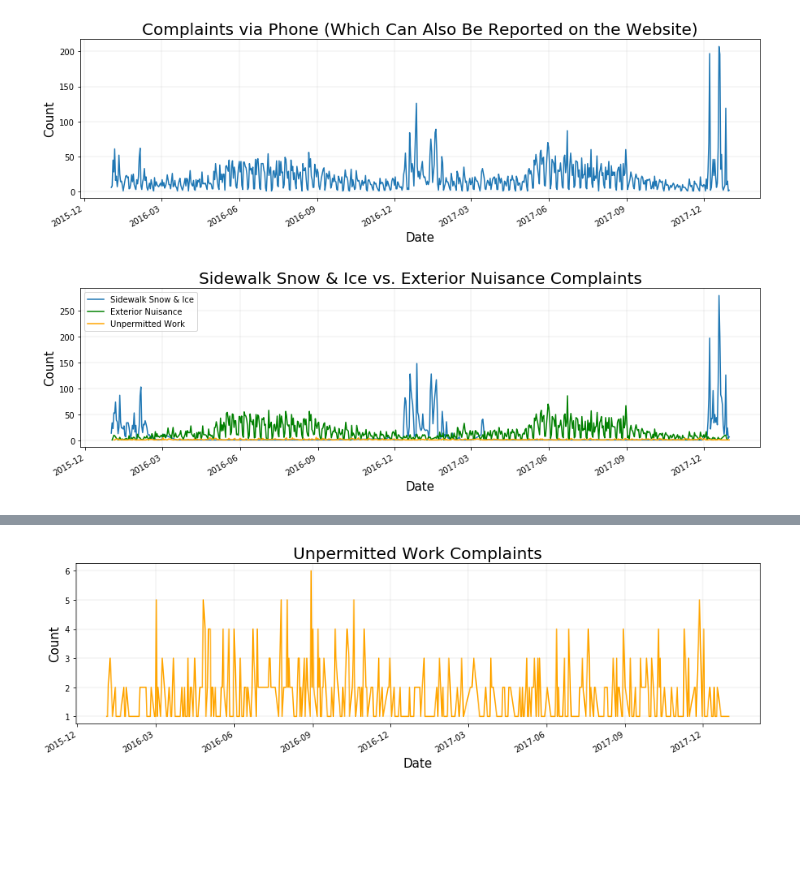
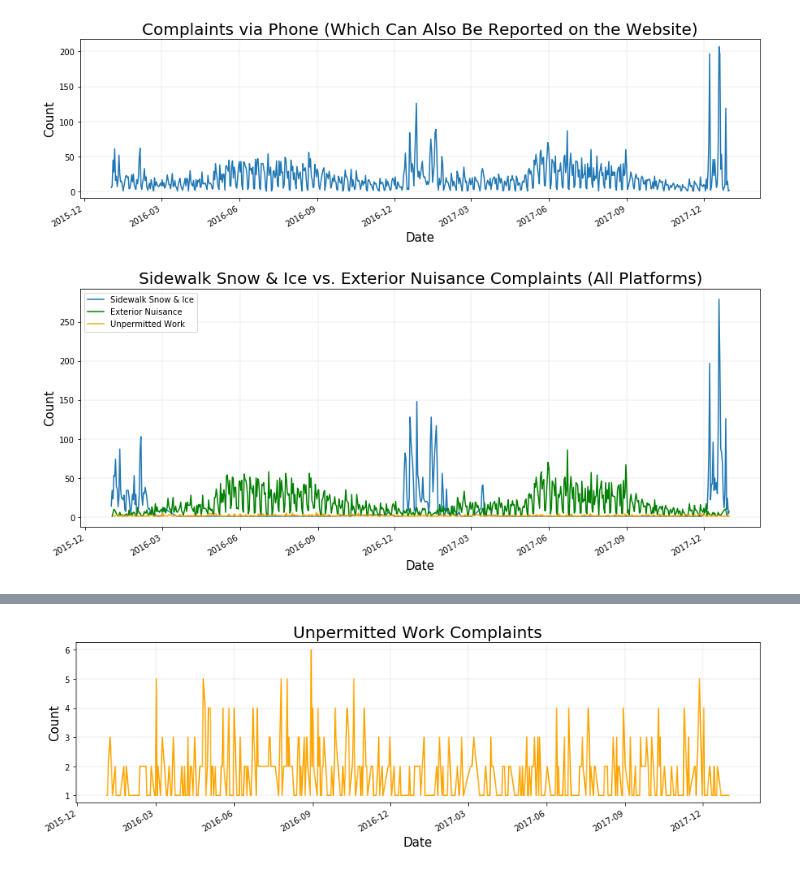
Before and after one commit to lwdee/Springboard, a Jupyter notebook: Capstone/Capstone_1_EDA.ipynb, the cells around one changed output, grey strips where cells are left out. Drawn from its saved outputs; the diff is of its cells as text; code cells hidden in the pictures; blank space fills up the shorter version.

```diff
--- a/Capstone/Capstone_1_EDA.ipynb
+++ b/Capstone/Capstone_1_EDA.ipynb
@@ -197,23 +210,23 @@ plt.show()
 # %%
 # Plot Sidewalk Snow & Ice complaints
 sidewalk_ice = df[df.title.str.contains("Sidewalk Snow")]
 sidewalk_ice.groupby('Date')['subject'].count().plot(
-    figsize = (15,4), label = 'Sidewalk Snow & Ice')
+    figsize = (15,6), label = 'Sidewalk Snow & Ice')
 
 # Plot Exterior Nuisance complaints
 ext_nuisance = df[df.title.str.contains("Exterior Nuisance")]
 ext_nuisance.groupby('Date')['subject'].count().plot(
-    figsize = (15,4), color = 'g', label = 'Exterior Nuisance')
+    figsize = (15,6), color = 'g', label = 'Exterior Nuisance')
 
 unpermitted_work = df[df.title.str.contains("Unpermitted Work")]
 unpermitted_work.groupby('Date')['subject'].count().plot(
-    figsize = (15,4), color = 'orange', label = 'Unpermitted Work')
+    figsize = (15,6), color = 'orange', label = 'Unpermitted Work')
 
 plt.legend()
-plt.title('Sidewalk Snow & Ice vs. Exterior Nuisance Complaints', fontsize=20)
+plt.title('Sidewalk Snow & Ice vs. Exterior Nuisance Complaints (All Platforms)', fontsize=20)
 plt.ylabel('Count', fontsize = 15)
 plt.xlabel('Date', fontsize = 15)
 plt.grid(linewidth=.2)
 plt.show()
 # %% [output]
-[figure, old version]
+[figure, new version]
```
Also changed, not shown: parts of 63 cells of this notebook, 7 other files.
